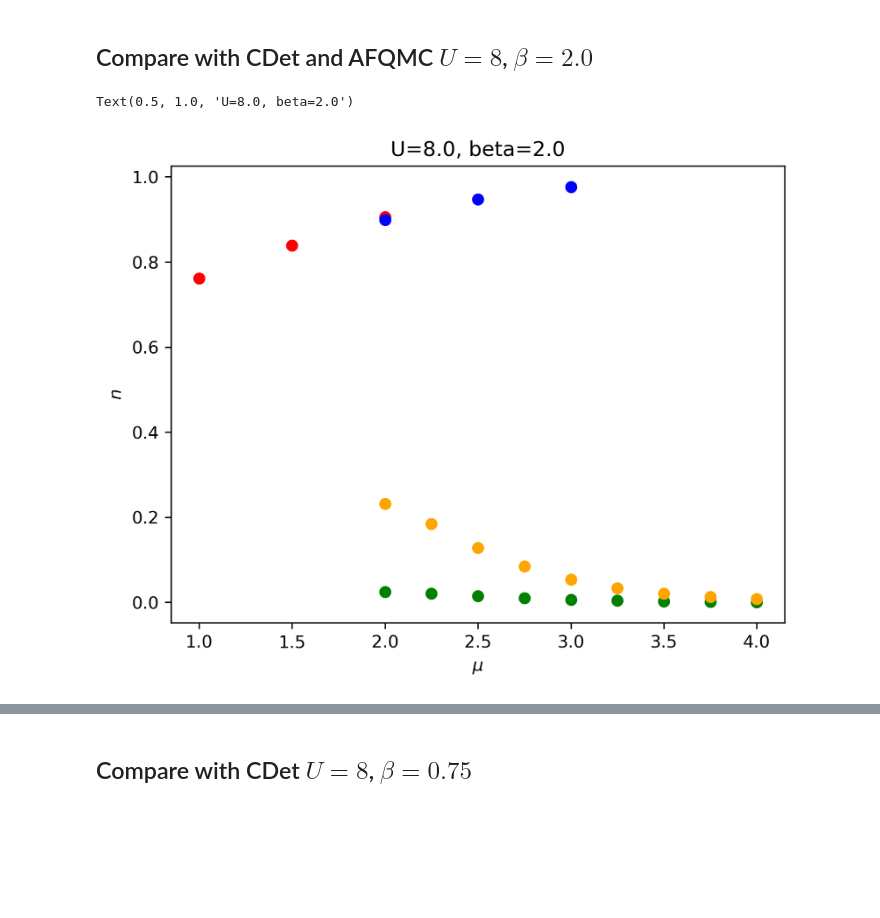
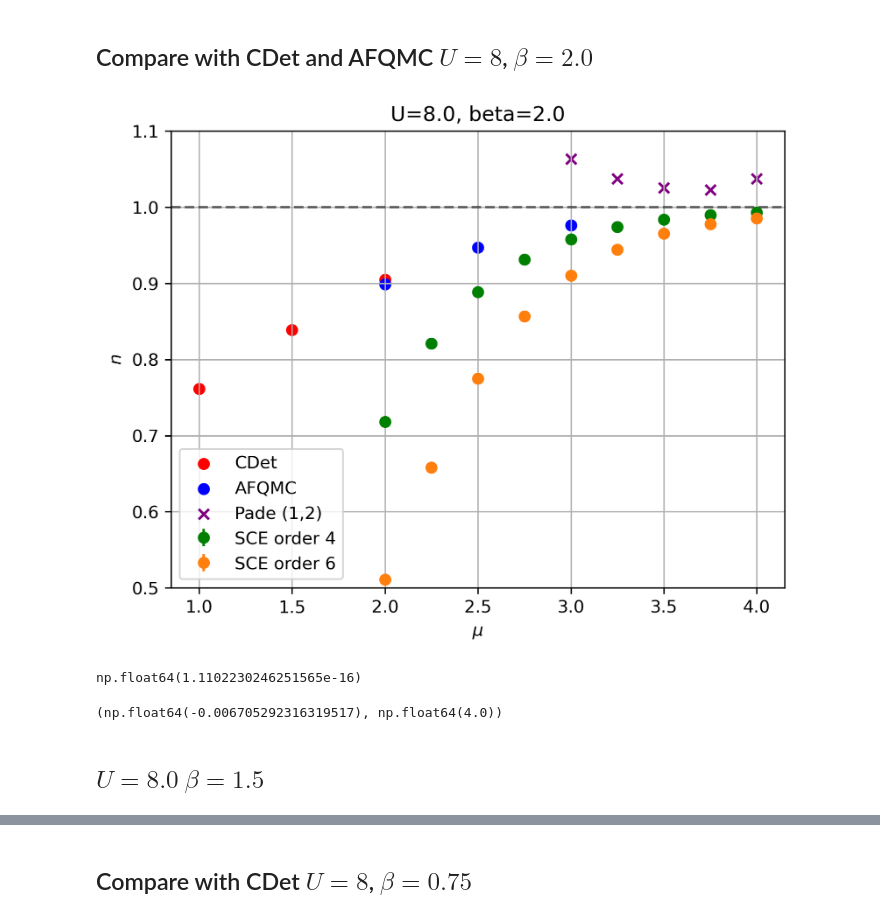
Before and after one commit to louishrm/strong_coupling_expansion, a Jupyter notebook: analytical/density_mu_beta.ipynb, the cells around one changed output, grey strips where cells are left out. Saved outputs shown, nothing was run; the diff lists cells and outputs as text; code cells hidden in the pictures; blank space fills up the shorter version.

Commit message:
results

```diff
--- a/analytical/density_mu_beta.ipynb
+++ b/analytical/density_mu_beta.ipynb
@@ -34,8 +34,8 @@ def n_2(U:float, beta:float, mu:float):
     A = beta**2/2*(1+np.exp(-beta*(U-2*mu)))
     B = 2*beta/U*np.exp(-beta*(U/2-mu))*np.sinh(beta*U/2)
 
-    dfact = (Zat**2*beta*np.exp(beta*mu) - 2*Zat*beta*np.exp(beta*mu)*dZ_dmu(U, beta, mu))/Zat**4
-    dA = beta**3/2*np.exp(-beta*(U-2*mu))
+    dfact = (Zat**2 * beta * np.exp(beta*mu) - 2 * Zat * np.exp(beta*mu) * dZ_dmu(U, beta, mu)) / Zat**4
+    dA = beta**3 * np.exp(-beta*(U-2*mu))
     dB = 2*beta**2/U*np.exp(-beta*(U/2-mu))*np.sinh(beta*U/2)
 
     #return -2/beta*fact*(A+B)*4 #factor 2 for spin and 2 for sites!
@@ -54,17 +54,20 @@ def load_data(U,beta, alpha):
         mus = f['mu_list'][:]
         a_4 = -f['mean_list'][:]
         errors_4 = f['error_list'][:]
-    with h5py.File(f'/Users/louissharma/Desktop/results_sc/results_2/full_lattice_density_order_6_scan_mu_U={U}_beta={beta}_alpha={alpha}.h5', 'r') as f:
-        a_6 = -f['mean_list'][:]
-        errors_6 = f['error_list'][:]
+    # with h5py.File(f'/Users/louissharma/Desktop/results_sc/results_2/full_lattice_density_order_6_scan_mu_U={U}_beta={beta}_alpha={alpha}.h5', 'r') as f:
+    #     a_6 = -f['mean_list'][:]
+    #     errors_6 = f['error_list'][:]
 
 
     partial_sum_4 = n_0(U, beta, mus) + n_2(U, beta, mus) + a_4
-    partial_sum_6 = partial_sum_4 + a_6
+    #partial_sum_6 = partial_sum_4 + a_6
+    partial_sum_6 = 0.0
+    a_6 = 0.0
+    errors_6 = 0.0
 
 
 
-    return mus, partial_sum_4, partial_sum_6, errors_4, errors_6
+    return mus, partial_sum_4, partial_sum_6, a_4, a_6, errors_4, errors_6
 # %% [markdown]
 ## Compare with CDet and AFQMC $U=8$, $\beta=2.0$
 # %%
@@ -77,20 +80,39 @@ afqmc_n = np.array([8.9905500e-01, 9.4684639e-01, 9.7637588e-01])
 U = 8.0
 beta = 2.0
 alpha = 0.01
-mus, sum_4, sum_6, err_4, err_6 = load_data(U=U, beta=beta, alpha=alpha)
+mus, sum_4, sum_6, a_4, a_6, err_4, err_6 = load_data(U=U, beta=beta, alpha=alpha)
 # %%
 error_sum_4 = err_4
 error_sum_6 = np.sqrt(err_4**2 + err_6**2)
+coeffs = [n_0(U,beta,mus), n_2(U,beta,mus), a_4, a_6]
+
+pade_21 = pade_approx_batch(coeffs, (2,1))(1.0).real
+pade_12 = pade_approx_batch(coeffs, (1,2))(1.0).real
 # %%
 plt.scatter(cdet_mus, cdet_n, label='CDet', color='red')
 plt.scatter(afqmc_mus, afqmc_n, label='AFQMC', color='blue')
 
 plt.errorbar(mus, sum_4, yerr=error_sum_4, label='SCE order 4', fmt='o', color='green')
-plt.errorbar(mus, sum_6, yerr=error_sum_6, label='SCE order 6', fmt='o', color='orange')
+plt.errorbar(mus, sum_6, yerr=error_sum_6, label='SCE order 6', fmt='o', color='tab:orange')
+plt.scatter(mus, pade_12, label='Pade (1,2)', color='purple', marker='x')
+plt.legend()
+plt.axhline(1.0, color='black', linestyle='--', alpha=0.5)
+
+plt.ylim(0.5, 1.1)
 
 plt.xlabel(r'$\mu$')
 plt.ylabel(r'$n$')
 plt.title(f'U={U}, beta={beta}')
+plt.grid(True)
 # %% [output]
-Text(0.5, 1.0, 'U=8.0, beta=2.0')
-[figure, old version]
+[figure, new version]
+# %%
+n_2(U=8.0, beta=2.0, mu=4.0)
+# %% [output]
+np.float64(1.1102230246251565e-16)
+# %%
+a_4[-1], mus[-1]
+# %% [output]
+(np.float64(-0.006705292316319517), np.float64(4.0))
+# %% [markdown]
+## $U=8.0$ $\beta=1.5$
```
Also changed, not shown: parts of 8 cells of this notebook.
